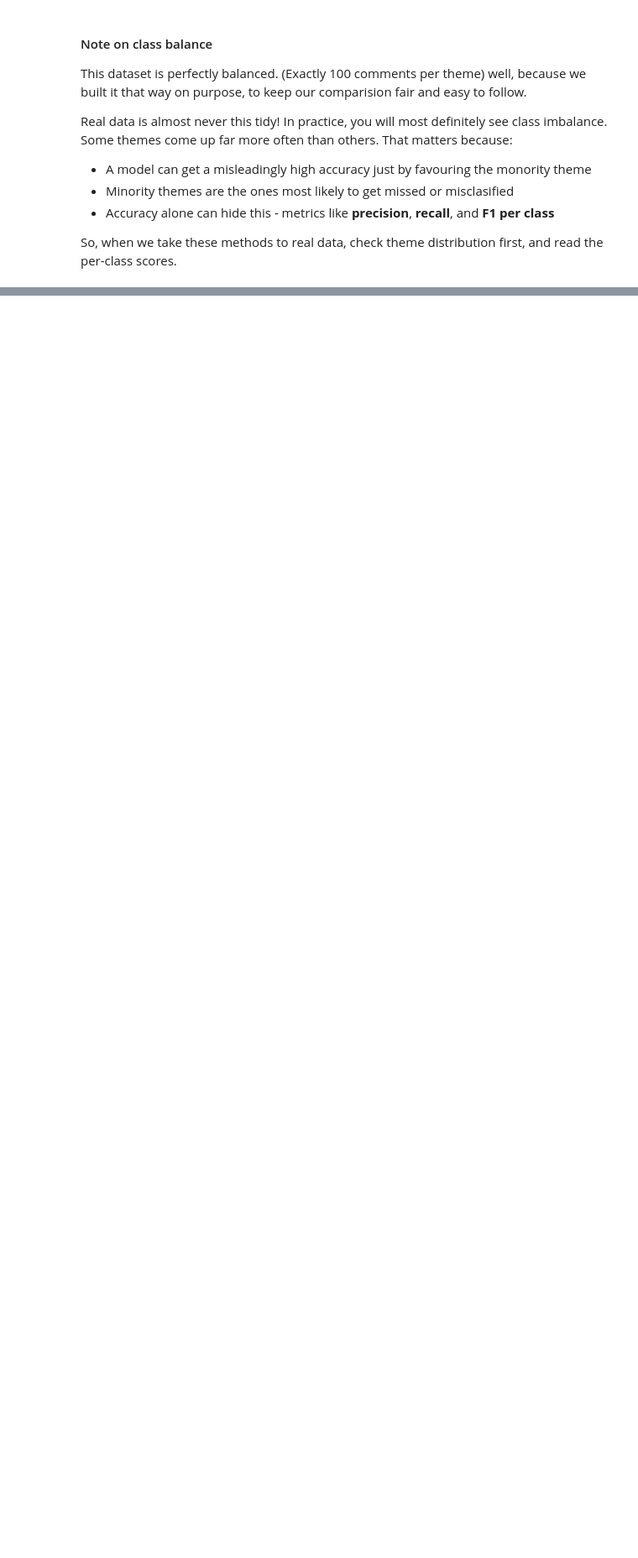
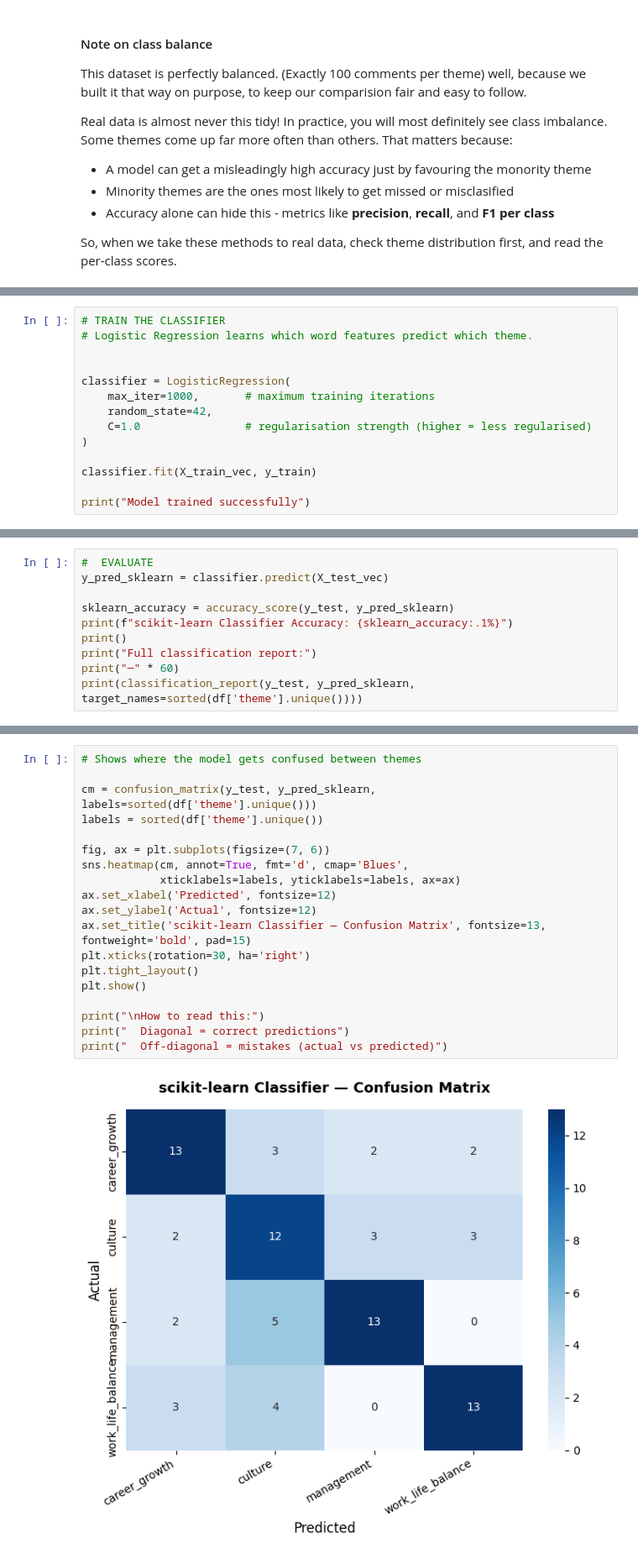
Before and after one commit to nhsbsa-data-analytics/coffee-and-coding, a Jupyter notebook: 2026-07-29 Classifying Survey Comments/Survey comment classification.ipynb, the cells around one changed output, grey strips where cells are left out. Shown at 84% size. Cells and saved outputs as stored; diff of their text form; blank space fills up the shorter version.

```diff
--- a/2026-07-29 Classifying Survey Comments/Survey comment classification.ipynb
+++ b/2026-07-29 Classifying Survey Comments/Survey comment classification.ipynb
@@ -224,0 +565,14 @@ So, when we take these methods to real data, check theme distribution first, and
+# %%
+# TRAIN THE CLASSIFIER
+# Logistic Regression learns which word features predict which theme.
+
+
+classifier = LogisticRegression(
+    max_iter=1000,       # maximum training iterations
+    random_state=42,
+    C=1.0                # regularisation strength (higher = less regularised)
+)
+
+classifier.fit(X_train_vec, y_train)
+
+print("Model trained successfully")
@@ -224,0 +581,10 @@ So, when we take these methods to real data, check theme distribution first, and
+# %%
+#  EVALUATE
+y_pred_sklearn = classifier.predict(X_test_vec)
+
+sklearn_accuracy = accuracy_score(y_test, y_pred_sklearn)
+print(f"scikit-learn Classifier Accuracy: {sklearn_accuracy:.1%}")
+print()
+print("Full classification report:")
+print("─" * 60)
+print(classification_report(y_test, y_pred_sklearn, target_names=sorted(df['theme'].unique())))
@@ -224,0 +612,21 @@ So, when we take these methods to real data, check theme distribution first, and
+# %%
+# Shows where the model gets confused between themes
+
+cm = confusion_matrix(y_test, y_pred_sklearn, labels=sorted(df['theme'].unique()))
+labels = sorted(df['theme'].unique())
+
+fig, ax = plt.subplots(figsize=(7, 6))
+sns.heatmap(cm, annot=True, fmt='d', cmap='Blues',
+            xticklabels=labels, yticklabels=labels, ax=ax)
+ax.set_xlabel('Predicted', fontsize=12)
+ax.set_ylabel('Actual', fontsize=12)
+ax.set_title('scikit-learn Classifier — Confusion Matrix', fontsize=13, fontweight='bold', pad=15)
+plt.xticks(rotation=30, ha='right')
+plt.tight_layout()
+plt.show()
+
+print("\nHow to read this:")
+print("  Diagonal = correct predictions")
+print("  Off-diagonal = mistakes (actual vs predicted)")
+# %% [output]
+[figure, added]
```
Also changed, not shown: parts of 35 cells of this notebook.
